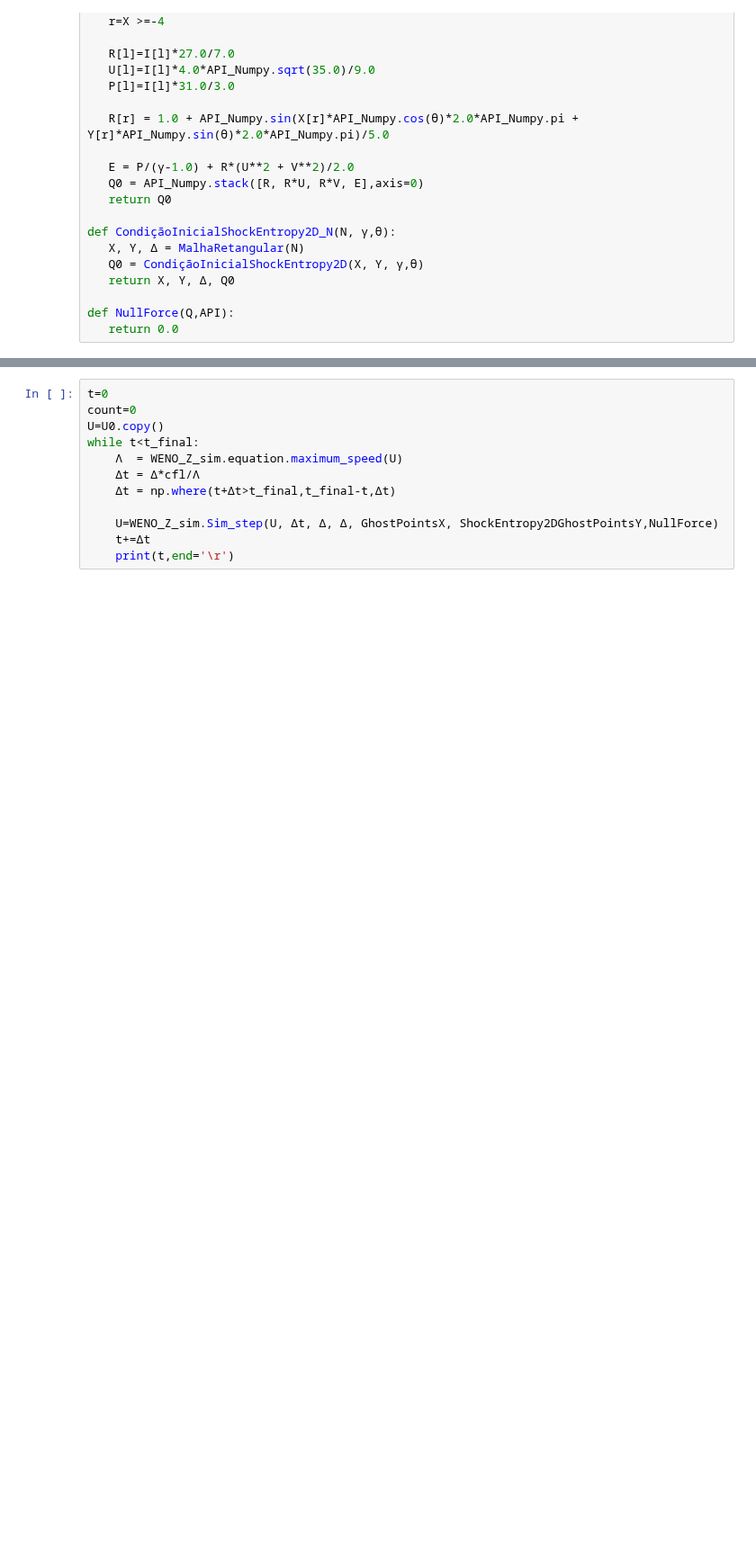
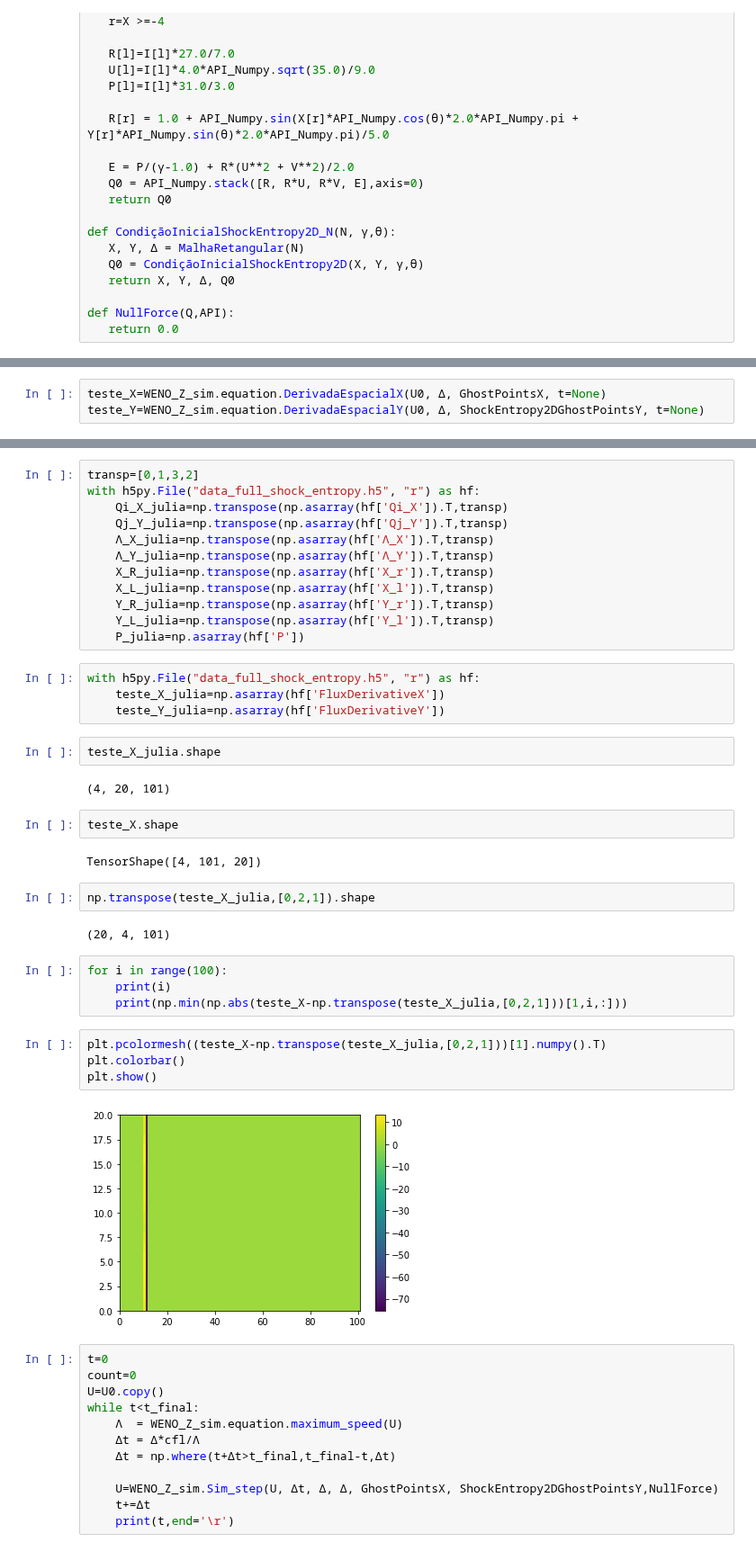
Before and after one commit to silvaneojunior/Top_mat_A, a Jupyter notebook: WENO-DS/Euler 2D Shock entropy.ipynb, the cells around one changed output, grey strips where cells are left out. Shown at 90% size. Saved outputs shown, nothing was run; the diff lists cells and outputs as text; blank space fills up the shorter version.

```diff
--- a/WENO-DS/Euler 2D Shock entropy.ipynb
+++ b/WENO-DS/Euler 2D Shock entropy.ipynb
@@ -105,0 +117,3 @@ WENO_Z_sim=simulation_2D(API_TensorFlow,
+# %%
+teste_X=WENO_Z_sim.equation.DerivadaEspacialX(U0, Δ, GhostPointsX, t=None)
+teste_Y=WENO_Z_sim.equation.DerivadaEspacialY(U0, Δ, ShockEntropy2DGhostPointsY, t=None)
@@ -106,3 +197,41 @@ WENO_Z_sim=simulation_2D(API_TensorFlow,
+# %%
+transp=[0,1,3,2]
+with h5py.File("data_full_shock_entropy.h5", "r") as hf:
+    Qi_X_julia=np.transpose(np.asarray(hf['Qi_X']).T,transp)
+    Qj_Y_julia=np.transpose(np.asarray(hf['Qj_Y']).T,transp)
+    Λ_X_julia=np.transpose(np.asarray(hf['Λ_X']).T,transp)
+    Λ_Y_julia=np.transpose(np.asarray(hf['Λ_Y']).T,transp)
+    X_R_julia=np.transpose(np.asarray(hf['X_r']).T,transp)
+    X_L_julia=np.transpose(np.asarray(hf['X_l']).T,transp)
+    Y_R_julia=np.transpose(np.asarray(hf['Y_r']).T,transp)
+    Y_L_julia=np.transpose(np.asarray(hf['Y_l']).T,transp)
+    P_julia=np.asarray(hf['P'])
+# %%
+with h5py.File("data_full_shock_entropy.h5", "r") as hf:
+    teste_X_julia=np.asarray(hf['FluxDerivativeX'])
+    teste_Y_julia=np.asarray(hf['FluxDerivativeY'])
+# %%
+teste_X_julia.shape
+# %% [output]
+(4, 20, 101)
+# %%
+teste_X.shape
+# %% [output]
+TensorShape([4, 101, 20])
+# %%
+np.transpose(teste_X_julia,[0,2,1]).shape
+# %% [output]
+(20, 4, 101)
+# %%
+for i in range(100):
+    print(i)
+    print(np.min(np.abs(teste_X-np.transpose(teste_X_julia,[0,2,1]))[1,i,:]))
+# %%
+plt.pcolormesh((teste_X-np.transpose(teste_X_julia,[0,2,1]))[1].numpy().T)
+plt.colorbar()
+plt.show()
+# %% [output]
+[figure, added]
 # %%
 t=0
 count=0
```
Also changed, not shown: parts of 17 cells of this notebook, 54 other files.
